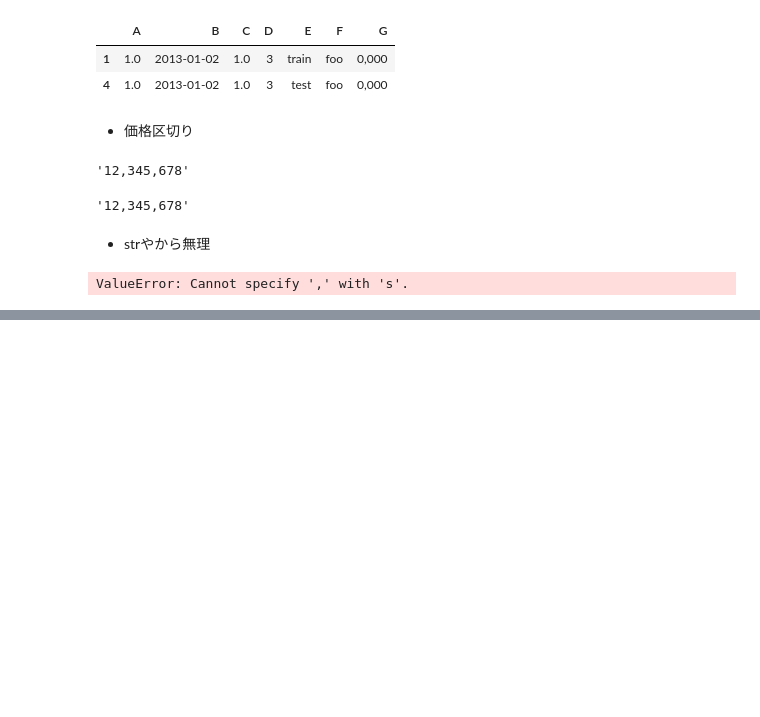
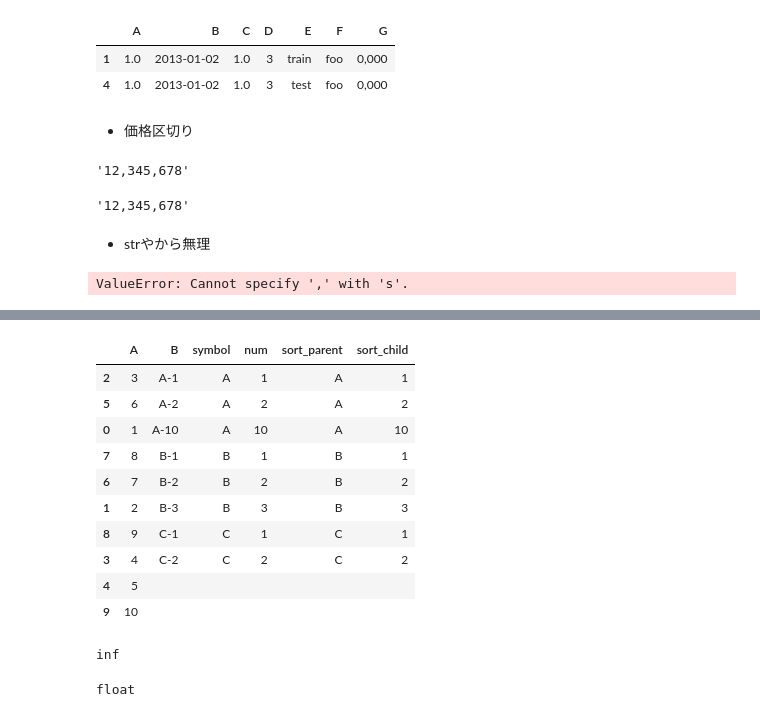
Before and after one commit to KazusaNakagawa/docker-jupyter-learn, a Jupyter notebook: ds_python/learn.ipynb, the cells around one changed output, grey strips where cells are left out. Cells and saved outputs as stored; diff of their text form; code cells hidden in the pictures; blank space fills up the shorter version.

```diff
--- a/ds_python/learn.ipynb
+++ b/ds_python/learn.ipynb
@@ -95,0 +98,4 @@ ValueError: Cannot specify ',' with 's'.
+# %%
+# sample date
+df = pd.DataFrame({ 'A' : [1, 2, 3, 4, 5, 6, 7, 8, 9, 10],
+                    'B' : ['A-10', 'B-3', 'A-1', 'C-2', np.nan,'A-2', 'B-2', 'B-1', 'C-1', np.nan],})
@@ -95,0 +155,3 @@ ValueError: Cannot specify ',' with 's'.
+# %%
+df = demarcate_hyphen(df, before_col="B", sort_parent='sort_parent', sort_child='sort_child')
+df
@@ -95,0 +172,3 @@ ValueError: Cannot specify ',' with 's'.
+# %%
+df = df[['A', 'B']]
+df
@@ -95,0 +189,15 @@ ValueError: Cannot specify ',' with 's'.
+# %%
+# df = demarcate_hyphen(df, before_col="B", sort_col='sort_col')
+sort_symbol(df, sort_parent="symbol", sort_child='num')
+# %% [output]
+|  | A | B | symbol | num | sort_parent | sort_child |
+| 2 | 3 | A-1 | A | 1 | A | 1 |
+| 5 | 6 | A-2 | A | 2 | A | 2 |
+| 0 | 1 | A-10 | A | 10 | A | 10 |
+| 7 | 8 | B-1 | B | 1 | B | 1 |
+| 6 | 7 | B-2 | B | 2 | B | 2 |
+| 1 | 2 | B-3 | B | 3 | B | 3 |
+| 8 | 9 | C-1 | C | 1 | C | 1 |
+| 3 | 4 | C-2 | C | 2 | C | 2 |
+| 4 | 5 |  |  |  |  |  |
+| 9 | 10 |  |  |  |  |  |
@@ -95,0 +206,4 @@ ValueError: Cannot specify ',' with 's'.
+# %%
+pos_inf
+# %% [output]
+inf
@@ -95,0 +212,4 @@ ValueError: Cannot specify ',' with 's'.
+# %%
+type(pos_inf)
+# %% [output]
+float
```
Also changed, not shown: parts of 34 cells of this notebook.
